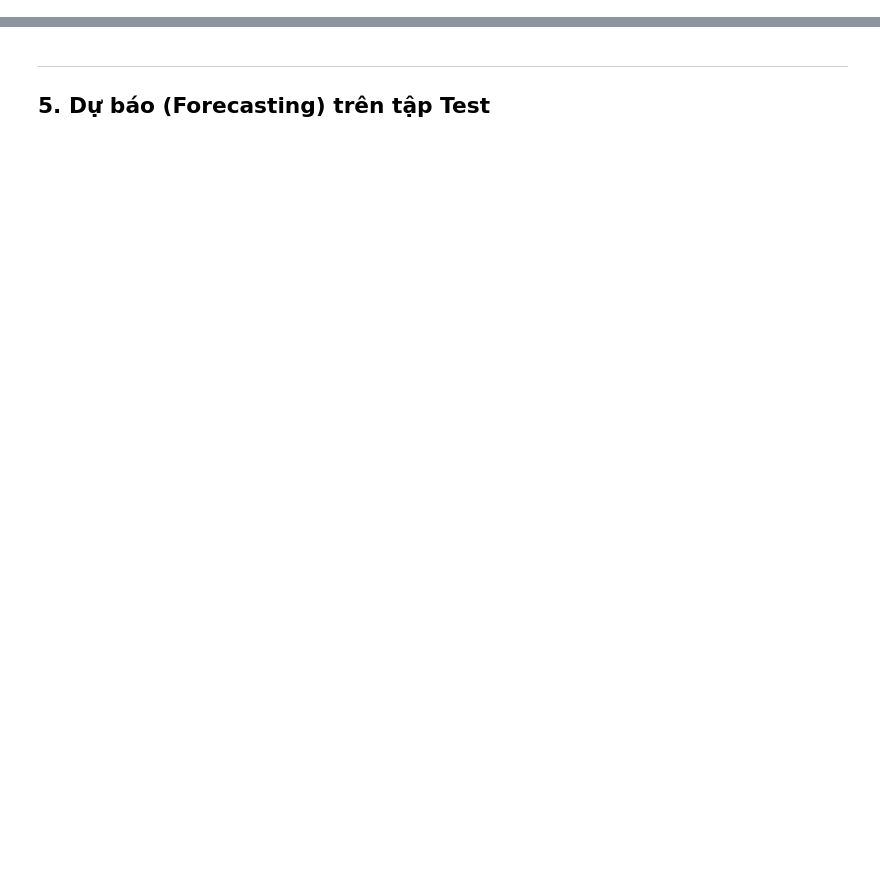
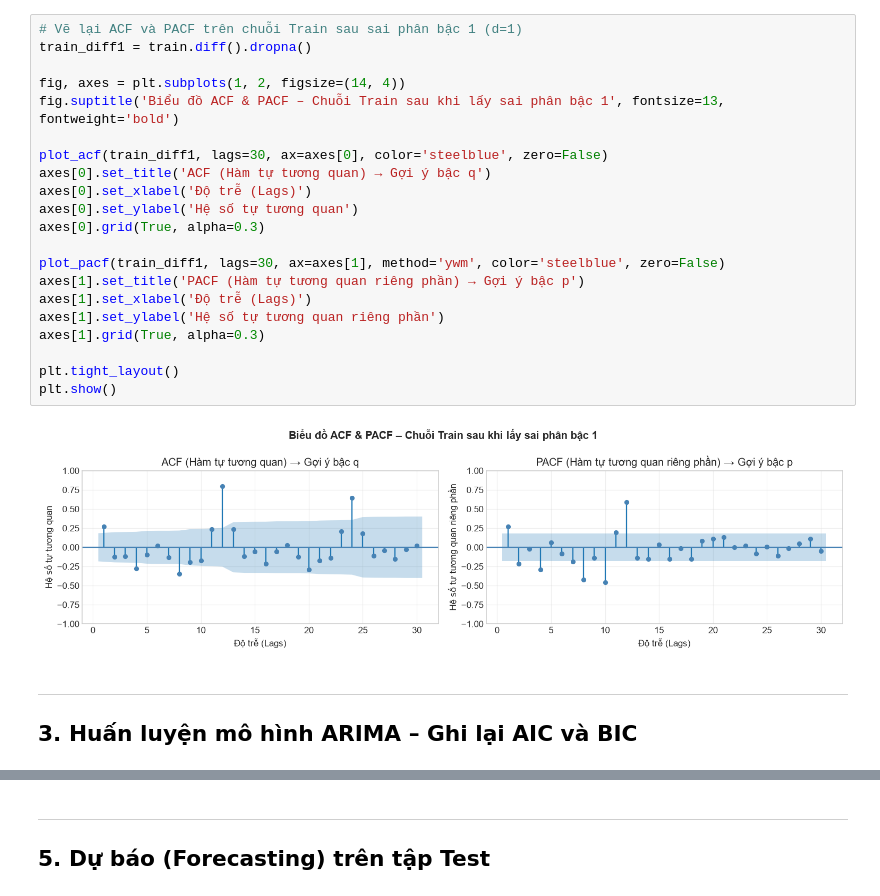
Before and after one commit to OrangkillEmily/Lab_TimeSeries, a Jupyter notebook: notebooks/lab02/bai5_ARIMA.ipynb, the cells around one changed output, grey strips where cells are left out. Drawn from its saved outputs; the diff is of its cells as text; blank space fills up the shorter version.

```diff
--- a/notebooks/lab02/bai5_ARIMA.ipynb
+++ b/notebooks/lab02/bai5_ARIMA.ipynb
@@ -281,0 +122,26 @@ KIEM DINH LJUNG-BOX (H0: Khong co tu tuong quan)
+# %%
+# Vẽ lại ACF và PACF trên chuỗi Train sau sai phân bậc 1 (d=1)
+train_diff1 = train.diff().dropna()
+
+fig, axes = plt.subplots(1, 2, figsize=(14, 4))
+fig.suptitle('Biểu đồ ACF & PACF – Chuỗi Train sau khi lấy sai phân bậc 1', fontsize=13, fontweight='bold')
+
+plot_acf(train_diff1, lags=30, ax=axes[0], color='steelblue', zero=False)
+axes[0].set_title('ACF (Hàm tự tương quan) → Gợi ý bậc q')
+axes[0].set_xlabel('Độ trễ (Lags)')
+axes[0].set_ylabel('Hệ số tự tương quan')
+axes[0].grid(True, alpha=0.3)
+
+plot_pacf(train_diff1, lags=30, ax=axes[1], method='ywm', color='steelblue', zero=False)
+axes[1].set_title('PACF (Hàm tự tương quan riêng phần) → Gợi ý bậc p')
+axes[1].set_xlabel('Độ trễ (Lags)')
+axes[1].set_ylabel('Hệ số tự tương quan riêng phần')
+axes[1].grid(True, alpha=0.3)
+
+plt.tight_layout()
+plt.show()
+# %% [output]
+[figure, added]
+# %% [markdown]
+---
+## 3. Huấn luyện mô hình ARIMA – Ghi lại AIC và BIC
```
Also changed, not shown: parts of 51 cells of this notebook.
